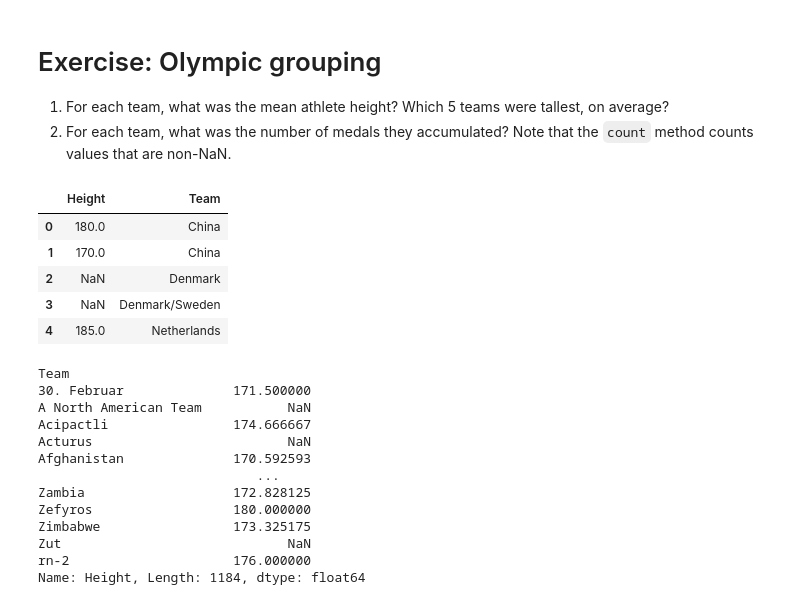
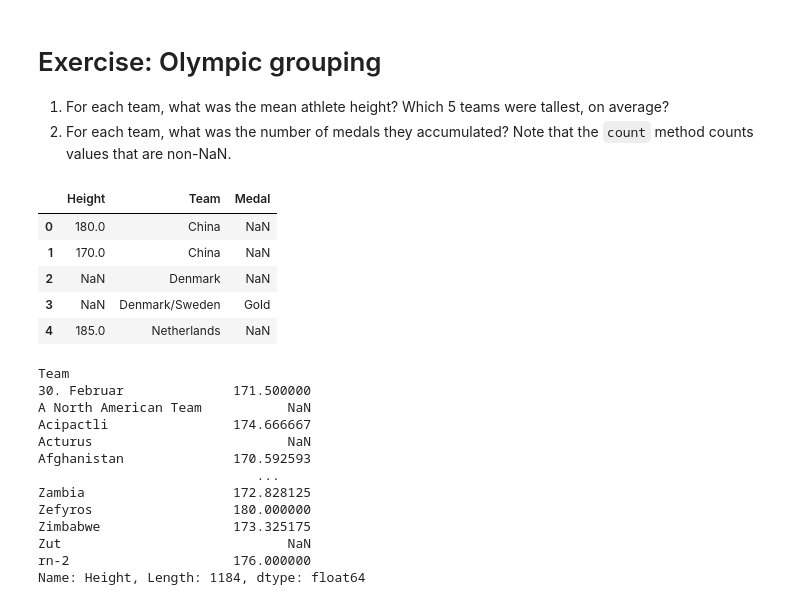
Before and after one commit to reuven/OReilly-2025-11November-data, a Jupyter notebook: OReilly - 2025-11November-20.ipynb, the cells around one changed output. Drawn from its saved outputs; the diff is of its cells as text; code cells hidden in the pictures.

```diff
--- a/OReilly - 2025-11November-20.ipynb
+++ b/OReilly - 2025-11November-20.ipynb
@@ -511,16 +511,16 @@ Name: trip_distance, dtype: float64
 2. For each team, what was the number of medals they accumulated? Note that the `count` method counts values that are non-NaN.
 # %%
 df = pd.read_csv('olympic_athlete_events.csv',
-                usecols=['Height', 'Team'])
+                usecols=['Height', 'Team', 'Medal'])
 
 df.head()
 # %% [output]
-|  | Height | Team |
-| 0 | 180.0 | China |
-| 1 | 170.0 | China |
-| 2 | NaN | Denmark |
-| 3 | NaN | Denmark/Sweden |
-| 4 | 185.0 | Netherlands |
+|  | Height | Team | Medal |
+| 0 | 180.0 | China | NaN |
+| 1 | 170.0 | China | NaN |
+| 2 | NaN | Denmark | NaN |
+| 3 | NaN | Denmark/Sweden | Gold |
+| 4 | 185.0 | Netherlands | NaN |
 # %%
 df.groupby('Team')['Height'].mean()
 # %% [output]
```
Also changed, not shown: parts of 2 cells of this notebook.
